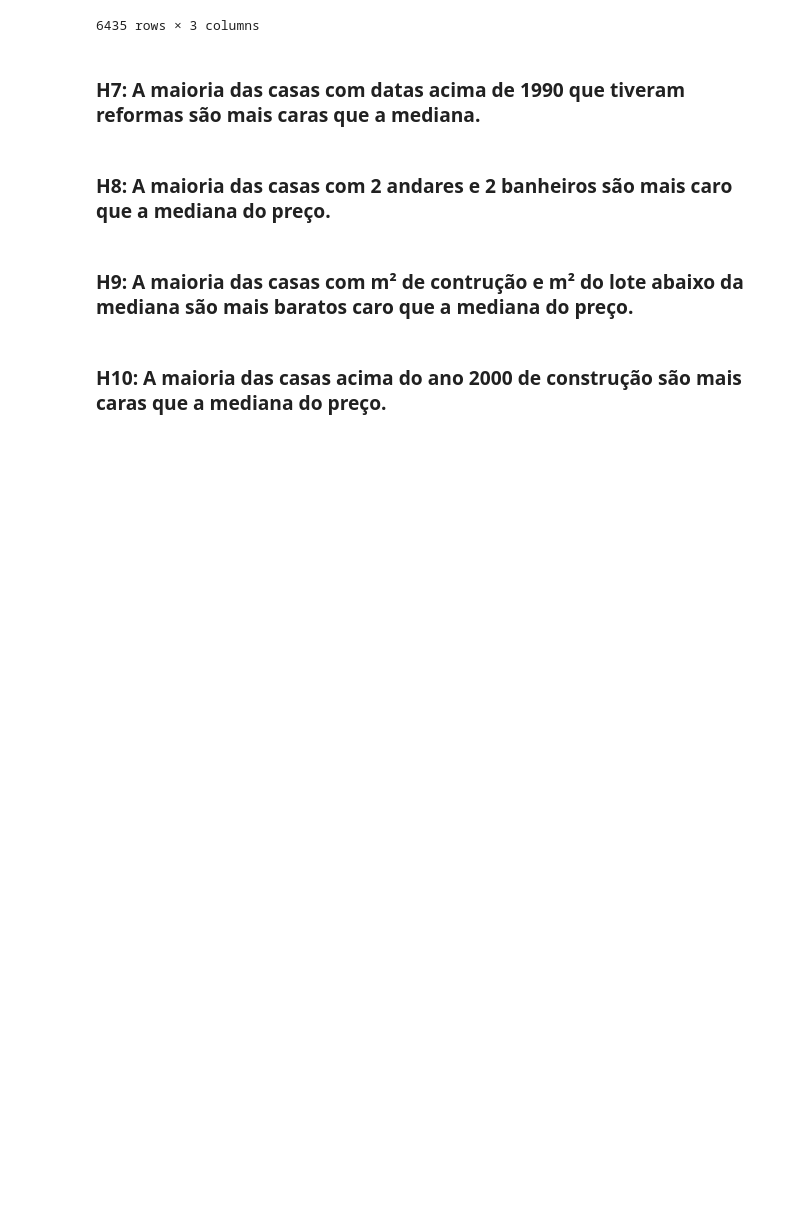
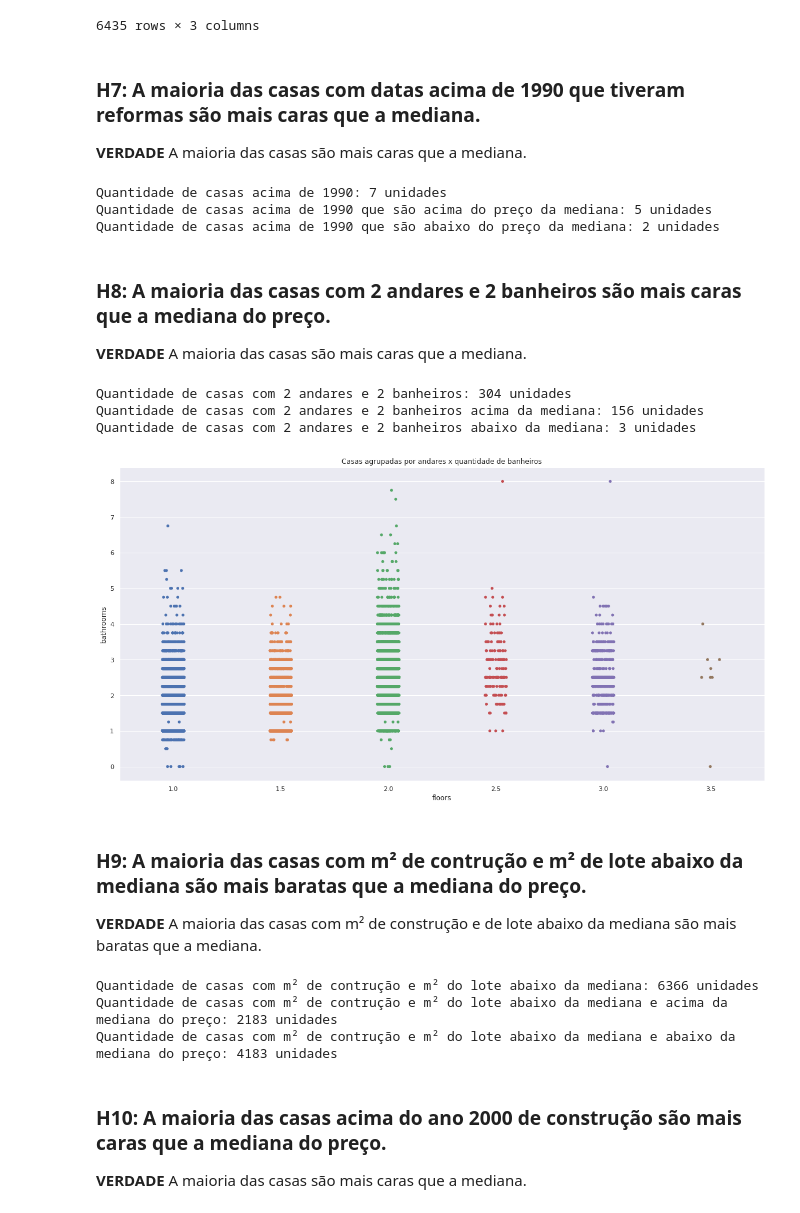
Before and after one commit to borgesds/House_Rocket, a Jupyter notebook: m5_house_rocket_v1.ipynb, the cells around one changed output. Drawn from its saved outputs; the diff is of its cells as text; code cells hidden in the pictures; blank space fills up the shorter version.

```diff
--- a/m5_house_rocket_v1.ipynb
+++ b/m5_house_rocket_v1.ipynb
@@ -554,9 +554,68 @@ Quantidade de casas abaixo de 1955 e abaixo da mediana: 3178 unidades
 6435 rows × 3 columns
 # %% [markdown]
 ### H7: A maioria das casas com datas acima de 1990 que tiveram reformas são mais caras que a mediana.
+**VERDADE** A maioria das casas são mais caras que a mediana.
+# %%
+h_1990 = len(df4[(df4['yr_built'] >= 1990) & (df4['yr_renovated'] != 0)])
+h_1990up = len(df4[(df4['yr_built'] >= 1990) & (df4['yr_renovated'] != 0) &
+                 (df4['price'] > df4['price'].median())])
+h_1990below = len(df4[(df4['yr_built'] >= 1990) & (df4['yr_renovated'] != 0) &
+                 (df4['price'] <= df4['price'].median())])
+
+print('Quantidade de casas acima de 1990: {} unidades'.format(h_1990))
+print('Quantidade de casas acima de 1990 que são acima do preço da mediana: {} unidades'.format(h_1990up))
+print('Quantidade de casas acima de 1990 que são abaixo do preço da mediana: {} unidades'.format(h_1990below))
+# %% [output]
+Quantidade de casas acima de 1990: 7 unidades
+Quantidade de casas acima de 1990 que são acima do preço da mediana: 5 unidades
+Quantidade de casas acima de 1990 que são abaixo do preço da mediana: 2 unidades
 # %% [markdown]
-### H8: A maioria das casas com 2 andares e 2 banheiros são mais caro que a mediana do preço.
+### H8: A maioria das casas com 2 andares e 2 banheiros são mais caras que a mediana do preço.
+**VERDADE** A maioria das casas são mais caras que a mediana.
+# %%
+h_fb = len(df4[(df4['floors'] == 2) & (df4['bathrooms'] == 2)])
+h_fbup = len(df4[(df4['floors'] == 2) & (df4['bathrooms'] == 2) & (df4['price'] > df4['price'].median())])
+h_fbbelow = len(df4[(df4['floors'] == 2) & (df4['bathrooms'] == 2 & (df4['price'] <= df4['price'].median()))])
+
+print('Quantidade de casas com 2 andares e 2 banheiros: {} unidades'.format(h_fb))
+print('Quantidade de casas com 2 andares e 2 banheiros acima da mediana: {} unidades'.format(h_fbup))
+print('Quantidade de casas com 2 andares e 2 banheiros abaixo da mediana: {} unidades'.format(h_fbbelow))
+
+
+plt.title('Casas agrupadas por andares x quantidade de banheiros')
+sns.stripplot(y = df4['bathrooms'], x = df4['floors']);
+# %% [output]
+Quantidade de casas com 2 andares e 2 banheiros: 304 unidades
+Quantidade de casas com 2 andares e 2 banheiros acima da mediana: 156 unidades
+Quantidade de casas com 2 andares e 2 banheiros abaixo da mediana: 3 unidades
+[figure, added]
 # %% [markdown]
-### H9: A maioria das casas com m² de contrução e m² do lote abaixo da mediana são mais baratos caro que a mediana do preço.
+### H9: A maioria das casas com m² de contrução e m² de lote abaixo da mediana são mais baratas que a mediana do preço.
+**VERDADE** A maioria das casas com m² de construção e de lote abaixo da mediana são mais baratas que a mediana.
+# %%
+
+dfc['m2_lot'] = dfc['sqft_lot'] * 0.092903
+
+h_m2m2up = len(dfc[(dfc['m2'] <= dfc['m2'].median()) &
+                   (dfc['m2_lot'] <= dfc['m2_lot'].median()) &
+                   (dfc['price'] > dfc['price'].median())])
+
+h_m2m2bl = len(dfc[(dfc['m2'] <= dfc['m2'].median()) &
+                   (dfc['m2_lot'] <= dfc['m2_lot'].median()) &
+                   (dfc['price'] <= dfc['price'].median())])
+
+h_m2m2 = h_m2m2up + h_m2m2bl
+
+print('Quantidade de casas com m² de contrução e m² do lote abaixo da mediana: {} unidades'
+      .format(h_m2m2))
+print('Quantidade de casas com m² de contrução e m² do lote abaixo da mediana e acima da mediana do preço: {} unidades'
+      .format(h_m2m2up))
+print('Quantidade de casas com m² de contrução e m² do lote abaixo da mediana e abaixo da mediana do preço: {} unidades'
+      .format(h_m2m2bl))
+# %% [output]
+Quantidade de casas com m² de contrução e m² do lote abaixo da mediana: 6366 unidades
+Quantidade de casas com m² de contrução e m² do lote abaixo da mediana e acima da mediana do preço: 2183 unidades
+Quantidade de casas com m² de contrução e m² do lote abaixo da mediana e abaixo da mediana do preço: 4183 unidades
 # %% [markdown]
 ### H10: A maioria das casas acima do ano 2000 de construção são mais caras que a mediana do preço.
+**VERDADE**  A maioria das casas são mais caras que a mediana.
```
Also changed, not shown: parts of 7 cells of this notebook.
